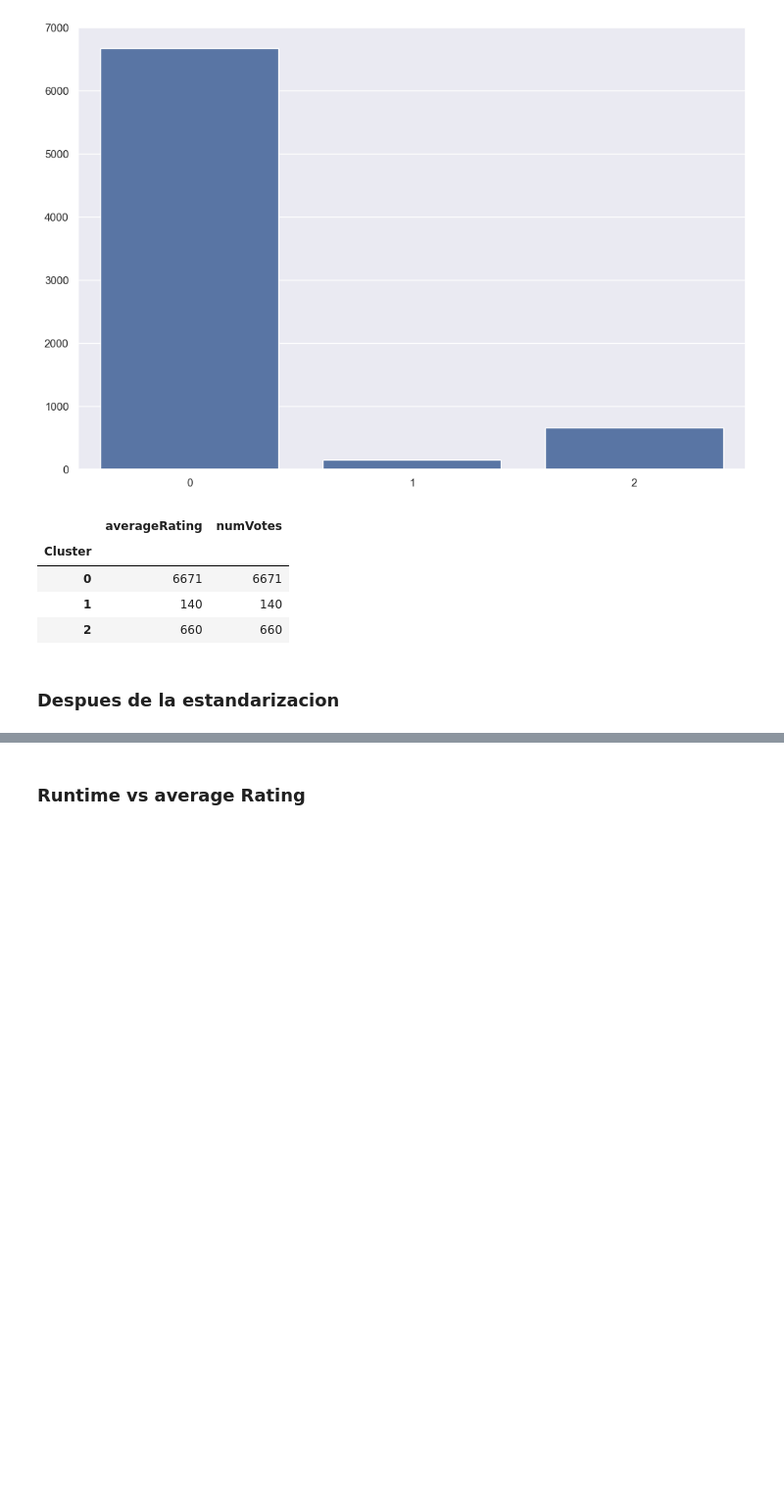
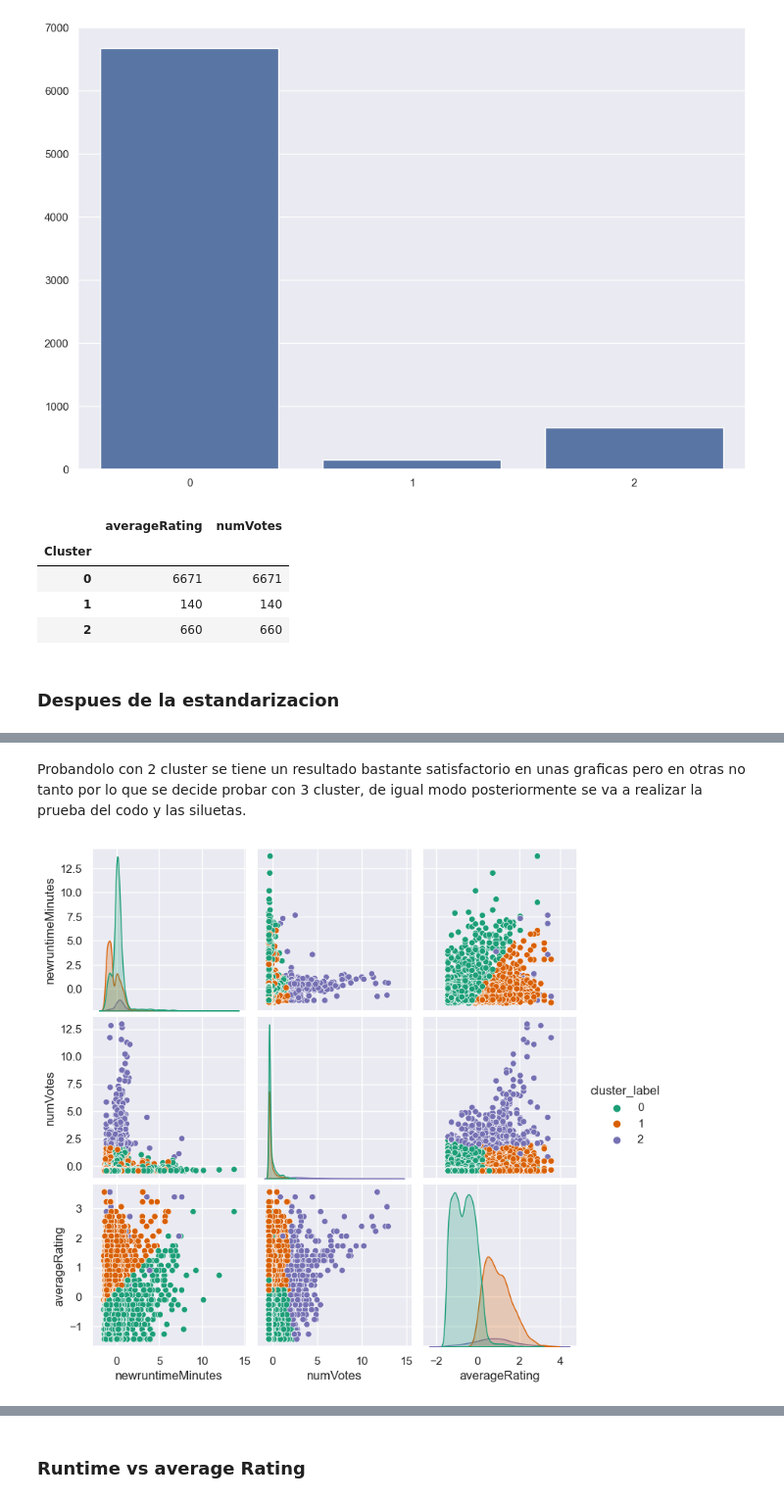
Before and after one commit to jf-garciam1/Lab-BI, a Jupyter notebook: Lab1.ipynb, the cells around one changed output, grey strips where cells are left out. Shown at 98% size. Drawn from its saved outputs; the diff is of its cells as text; code cells hidden in the pictures; blank space fills up the shorter version.

```diff
--- a/Lab1.ipynb
+++ b/Lab1.ipynb
@@ -618,0 +616,16 @@ df_movies.head()
+# %% [markdown]
+Probandolo con 2 cluster se tiene un resultado bastante satisfactorio en unas graficas pero en otras no tanto por lo que se decide probar con 3 cluster, de igual modo posteriormente se va a realizar la prueba del codo y las siluetas.
+# %%
+# Aplicar el algoritmo K-Means para agrupar los datos
+num_clusters = 3  # Número de clusters deseado
+kmeans = KMeans(n_clusters=num_clusters, random_state=30)
+kmeans.fit(df_normalized)
+
+# Agregar las etiquetas de cluster al DataFrame
+df_normalized['cluster_label'] = kmeans.labels_
+
+# Pairplot para visualizar las relaciones entre pares de columnas con información de clustering
+sns.pairplot(df_normalized, hue='cluster_label', palette='Dark2')
+plt.show()
+# %% [output]
+[figure, added]
```
Also changed, not shown: parts of 25 cells of this notebook.
